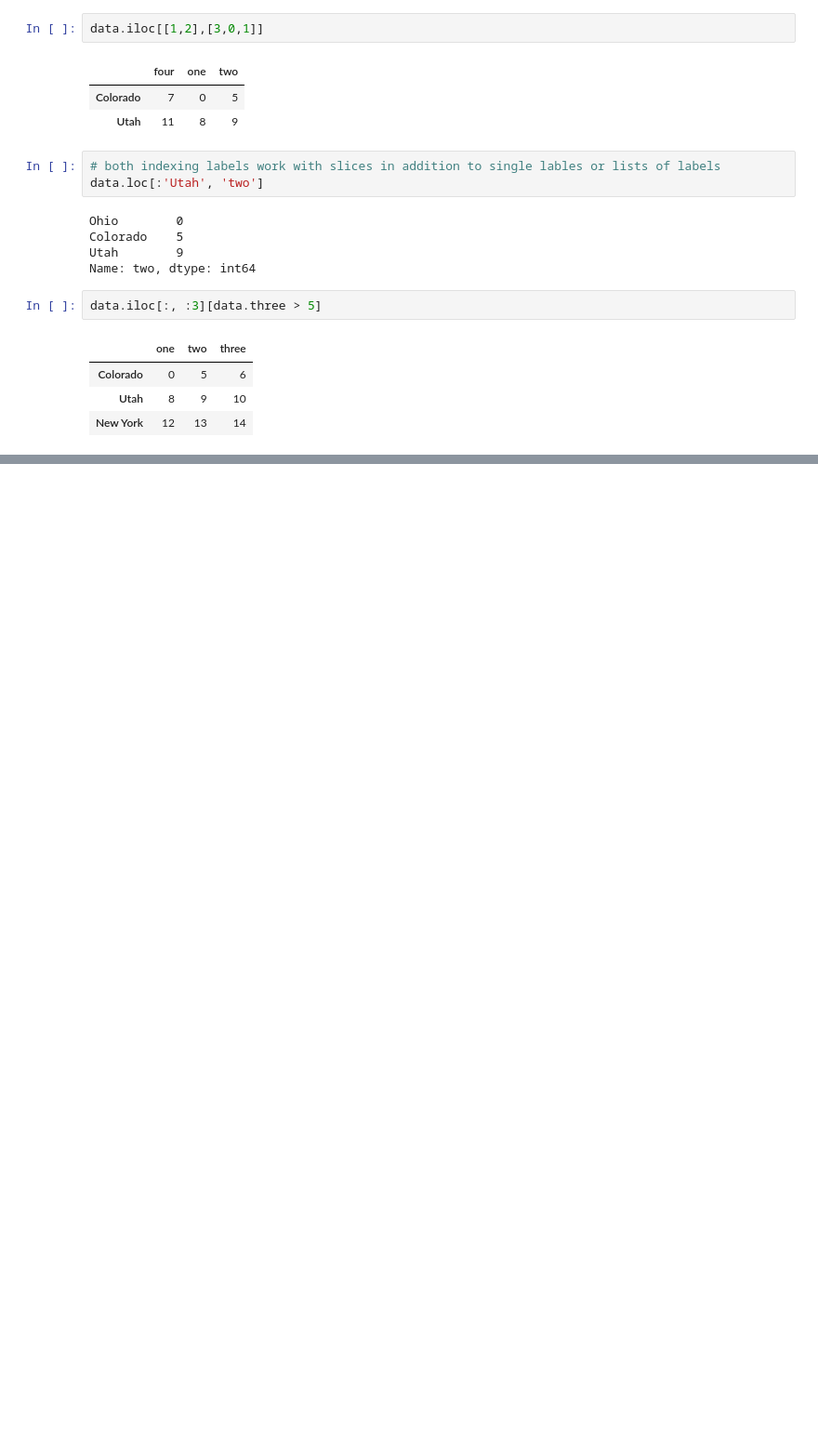
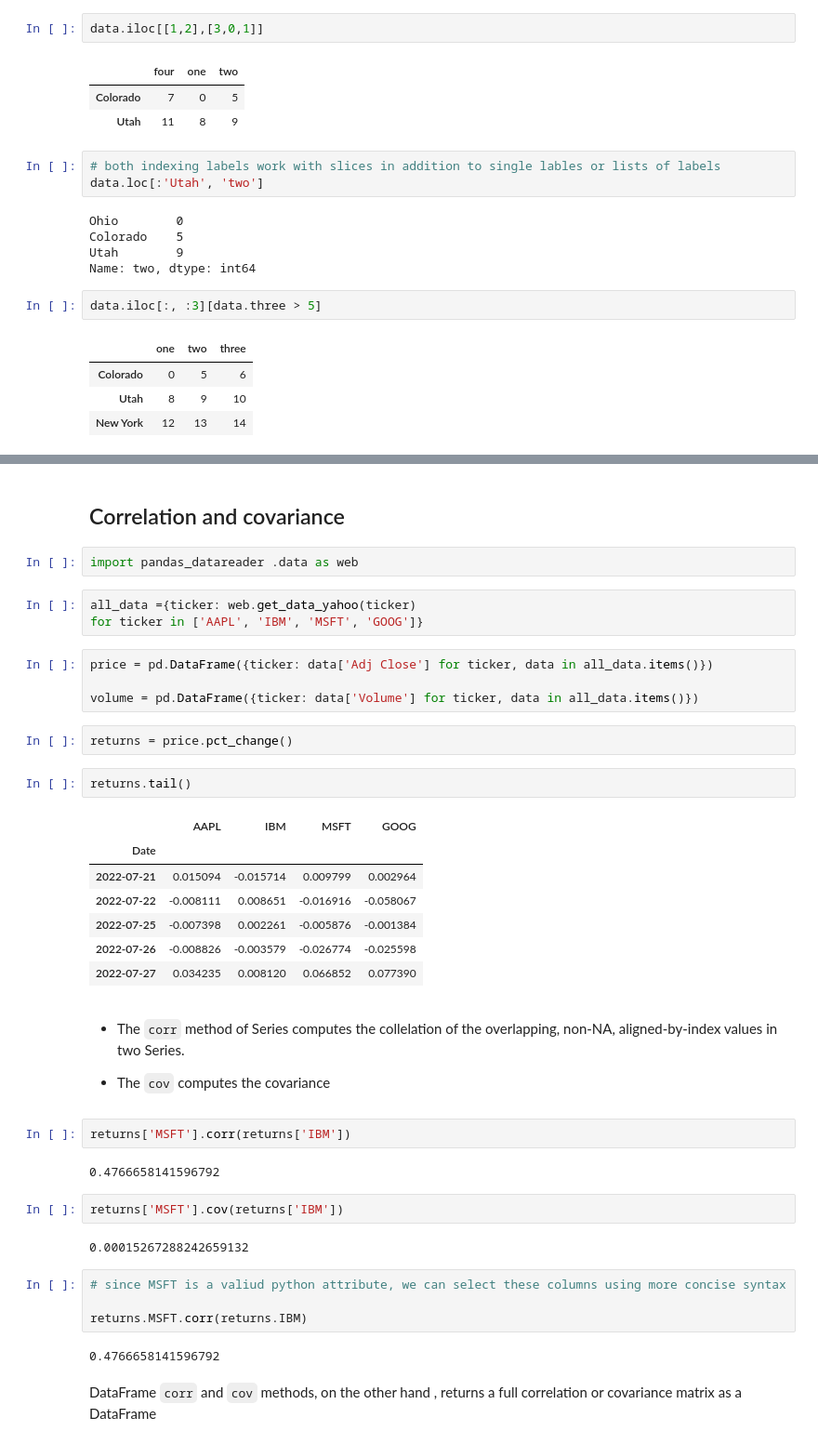
Before and after one commit to cltj/fun_with, a Jupyter notebook: jupyter/notebooks/pandas/04-Getting_started_with_pandas.ipynb, the cells around one changed output, grey strips where cells are left out. Shown at 93% size. Cells and saved outputs as stored; diff of their text form; blank space fills up the shorter version.

Commit message:
gettings tarted with pandas 2

````diff
--- a/jupyter/notebooks/pandas/04-Getting_started_with_pandas.ipynb
+++ b/jupyter/notebooks/pandas/04-Getting_started_with_pandas.ipynb
@@ -285,0 +811,43 @@ data.iloc[:, :3][data.three > 5]
+# %% [markdown]
+## Correlation and covariance
+# %%
+import pandas_datareader .data as web
+# %%
+all_data ={ticker: web.get_data_yahoo(ticker)
+for ticker in ['AAPL', 'IBM', 'MSFT', 'GOOG']}
+# %%
+price = pd.DataFrame({ticker: data['Adj Close'] for ticker, data in all_data.items()})
+
+volume = pd.DataFrame({ticker: data['Volume'] for ticker, data in all_data.items()})
+# %%
+returns = price.pct_change()
+# %%
+returns.tail()
+# %% [output]
+|  | AAPL | IBM | MSFT | GOOG |
+| Date |  |  |  |  |
+| 2022-07-21 | 0.015094 | -0.015714 | 0.009799 | 0.002964 |
+| 2022-07-22 | -0.008111 | 0.008651 | -0.016916 | -0.058067 |
+| 2022-07-25 | -0.007398 | 0.002261 | -0.005876 | -0.001384 |
+| 2022-07-26 | -0.008826 | -0.003579 | -0.026774 | -0.025598 |
+| 2022-07-27 | 0.034235 | 0.008120 | 0.066852 | 0.077390 |
+# %% [markdown]
+- The ```corr``` method of Series computes the collelation of the overlapping, non-NA, aligned-by-index values in two Series.
+
+- The ```cov``` computes the covariance
+# %%
+returns['MSFT'].corr(returns['IBM'])
+# %% [output]
+0.4766658141596792
+# %%
+returns['MSFT'].cov(returns['IBM'])
+# %% [output]
+0.00015267288242659132
+# %%
+# since MSFT is a valiud python attribute, we can select these columns using more concise syntax
+
+returns.MSFT.corr(returns.IBM)
+# %% [output]
+0.4766658141596792
+# %% [markdown]
+DataFrame ```corr``` and ```cov``` methods, on the other hand , returns a full correlation or covariance matrix as a DataFrame
````
Also changed, not shown: parts of 97 cells of this notebook.
